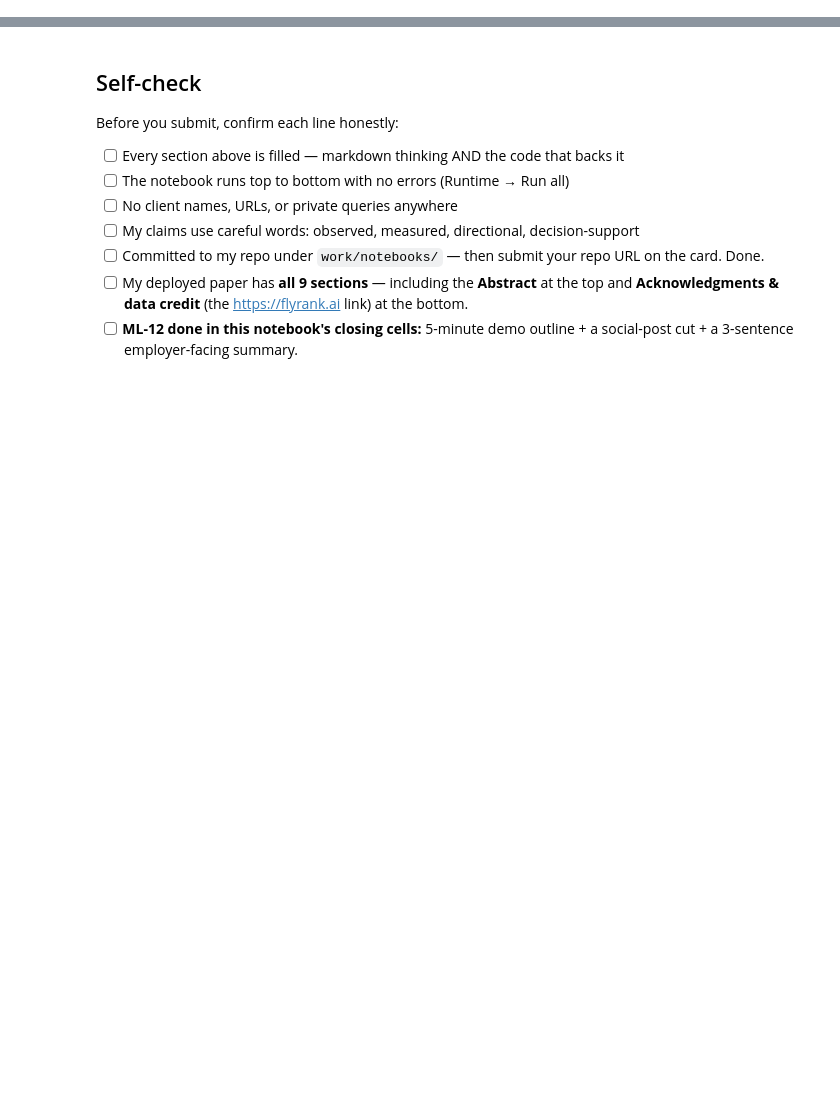
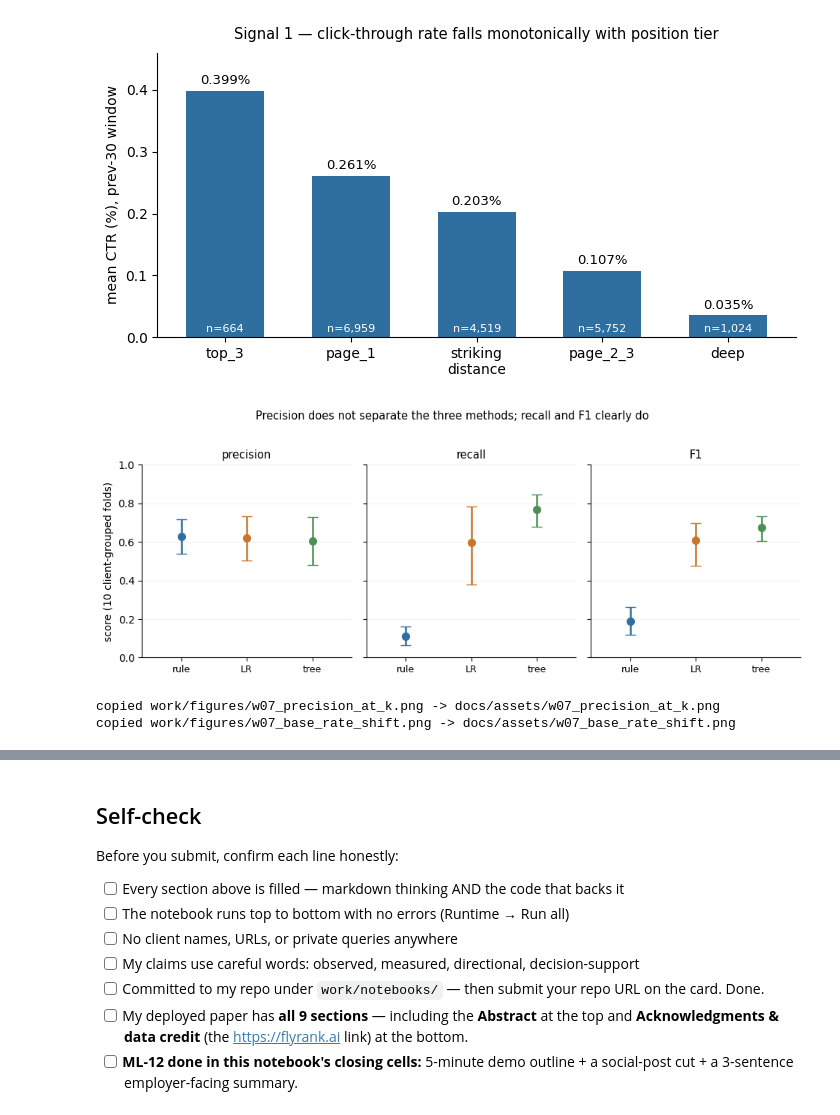
Before and after one commit to vahagngrigoryan2006/flyrank-internship-ml, a Jupyter notebook: work/notebooks/capstone.ipynb, the cells around one changed output, grey strips where cells are left out. Drawn from its saved outputs; the diff is of its cells as text; code cells hidden in the pictures; blank space fills up the shorter version.

```diff
--- a/work/notebooks/capstone.ipynb
+++ b/work/notebooks/capstone.ipynb
@@ -36,0 +500,80 @@ This skeleton is yours to fill. Work the sections **in order** — each one has
+# %%
+import shutil
+
+os.makedirs("docs/assets", exist_ok=True)
+plt.rcParams.update({"font.size": 10, "axes.spines.top": False, "axes.spines.right": False,
+                     "figure.facecolor": "white", "axes.facecolor": "white"})
+RULE, LR_C, TREE_C = "#2f6f9f", "#c9752b", "#4f8f56"
+
+# ---- Figure 1: the Lane-1 signal report (numbers from w04_signal_audit.ipynb) ----
+tiers = ["top_3", "page_1", "striking\ndistance", "page_2_3", "deep"]
+ctr = [0.399, 0.261, 0.203, 0.107, 0.035]
+n_tier = [664, 6959, 4519, 5752, 1024]
+fig, ax = plt.subplots(figsize=(7.2, 3.8))
+bars = ax.bar(tiers, ctr, color=RULE, width=0.62)
+for b, v, c in zip(bars, ctr, n_tier):
+    ax.text(b.get_x() + b.get_width() / 2, v + 0.011, f"{v:.3f}%", ha="center", fontsize=9.5)
+    ax.text(b.get_x() + b.get_width() / 2, 0.008, f"n={c:,}", ha="center", fontsize=8, color="white")
+ax.set_ylabel("mean CTR (%), prev-30 window")
+ax.set_ylim(0, 0.46)
+ax.set_title("Signal 1 — click-through rate falls monotonically with position tier", fontsize=10.5, pad=10)
+plt.tight_layout()
+plt.savefig("docs/assets/fig1_ctr_by_position.png", dpi=160, bbox_inches="tight")
+plt.show()
+
+# ---- Figure 2: precision / recall / F1 with 95% CIs (numbers from w06_validation_audit.ipynb) ----
+ci_data = {
+    "precision": [(0.627, 0.538, 0.719), (0.619, 0.505, 0.731), (0.603, 0.481, 0.728)],
+    "recall":    [(0.111, 0.064, 0.162), (0.596, 0.380, 0.783), (0.766, 0.677, 0.845)],
+    "F1":        [(0.189, 0.116, 0.260), (0.607, 0.475, 0.697), (0.675, 0.604, 0.732)],
+}
+fig, axes = plt.subplots(1, 3, figsize=(9.6, 3.6), sharey=True)
+for ax, (metric, vals) in zip(axes, ci_data.items()):
+    for i, ((m, lo, hi), c) in enumerate(zip(vals, [RULE, LR_C, TREE_C])):
+        ax.errorbar(i, m, yerr=[[m - lo], [hi - m]], fmt="o", color=c, capsize=5, markersize=7, lw=1.8)
+    ax.set_xticks(range(3)); ax.set_xticklabels(["rule", "LR", "tree"], fontsize=9)
+    ax.set_title(metric, fontsize=10.5); ax.set_xlim(-0.6, 2.6); ax.grid(axis="y", alpha=0.18)
+axes[0].set_ylabel("score (10 client-grouped folds)"); axes[0].set_ylim(0, 1.0)
+fig.suptitle("Precision does not separate the three methods; recall and F1 clearly do", fontsize=10.5, y=1.02)
+plt.tight_layout()
+plt.savefig("docs/assets/fig2_precision_recall_f1_ci.png", dpi=160, bbox_inches="tight")
+plt.show()
+
+# ---- Figures 3 and 4: copied from where w07_action_playbook.ipynb wrote them ----
+for fname in ["w07_precision_at_k.png", "w07_base_rate_shift.png"]:
+    src = os.path.join("work/figures", fname)
+    assert os.path.exists(src), f"Missing {src} -- re-run w07_action_playbook.ipynb first."
+    shutil.copy(src, os.path.join("docs/assets", fname))
+    print(f"copied {src} -> docs/assets/{fname}")
+
+# ---- Verify the deployed page will find every asset it references ----
+import re
+page = open("docs/index.html").read()
+missing = [s for s in re.findall(r'<img src="([^"]+)"', page) if not os.path.exists(os.path.join("docs", s))]
+print(f"\nAssets referenced by docs/index.html that are missing: {missing or 'none'}")
+assert not missing
+
+# Look for real credential VALUES, not variable names -- the paper legitimately documents that
+# warehouse access uses an HF_TOKEN Colab secret, and naming the variable is good practice.
+secret_patterns = {
+    "Hugging Face token": r"hf_[A-Za-z0-9]{16,}",
+    "GitHub PAT (classic)": r"ghp_[A-Za-z0-9]{16,}",
+    "GitHub PAT (fine-grained)": r"github_pat_[A-Za-z0-9_]{20,}",
+    "token assigned inline": r"(?:HF_TOKEN|GH_TOKEN|API_KEY)\s*=\s*[\"\'][^\"\']{8,}",
+}
+hits = {name: re.findall(pat, page) for name, pat in secret_patterns.items()}
+hits = {k: v for k, v in hits.items() if v}
+print(f"Credential VALUES in the served page: {hits or 'none'}")
+assert not hits, "A real credential appears in the deployed page."
+
+# Client-identifying leaks: long hex strings would indicate raw pseudonymous IDs in the page
+id_leaks = re.findall(r"\b[0-9a-f]{12,}\b", re.sub(r"<[^>]+>", " ", page))
+print(f"Hash-like identifiers in the served page: {id_leaks or 'none'}")
+assert not id_leaks, "A row-level identifier appears in the deployed page."
+
+print("\nPublic-safety + asset check passed. docs/ is ready to deploy.")
+# %% [output]
+[figure, added]
+[figure, added]
+copied work/figures/w07_precision_at_k.png -> docs/assets/w07_precision_at_k.png
+copied work/figures/w07_base_rate_shift.png -> docs/assets/w07_base_rate_shift.png
```
Also changed, not shown: parts of 22 cells of this notebook.
